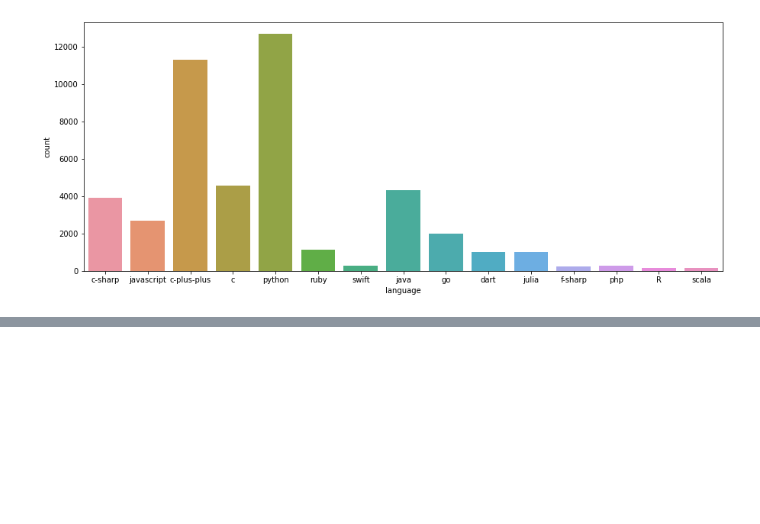
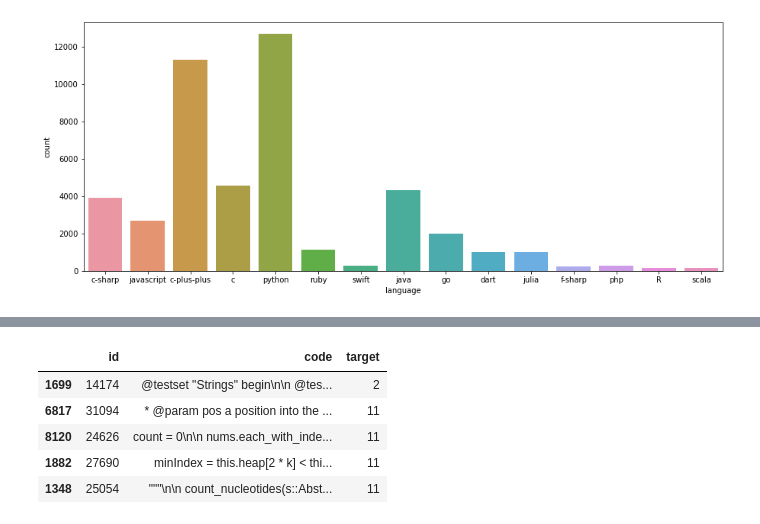
Before and after one commit to yachty66/ProgrammingLanguageClassification, a Jupyter notebook: ProgrammingLanguageClassification.ipynb, the cells around one changed output, grey strips where cells are left out. Cells and saved outputs as stored; diff of their text form; code cells hidden in the pictures; blank space fills up the shorter version.

```diff
--- a/ProgrammingLanguageClassification.ipynb
+++ b/ProgrammingLanguageClassification.ipynb
@@ -71,0 +134,10 @@ AttributeError: 'numpy.ndarray' object has no attribute 'head'
+# %%
+testData = testData.sample(frac=1)
+testData.head()
+# %% [output]
+|  | id | code | target |
+| 1699 | 14174 | @testset "Strings" begin\n\n @tes... | 2 |
+| 6817 | 31094 | * @param pos a position into the ... | 11 |
+| 8120 | 24626 | count = 0\n\n nums.each_with_inde... | 11 |
+| 1882 | 27690 | minIndex = this.heap[2 * k] < thi... | 11 |
+| 1348 | 25054 | """\n\n count_nucleotides(s::Abst... | 11 |
```
Also changed, not shown: parts of 14 cells of this notebook, 2 other files.
